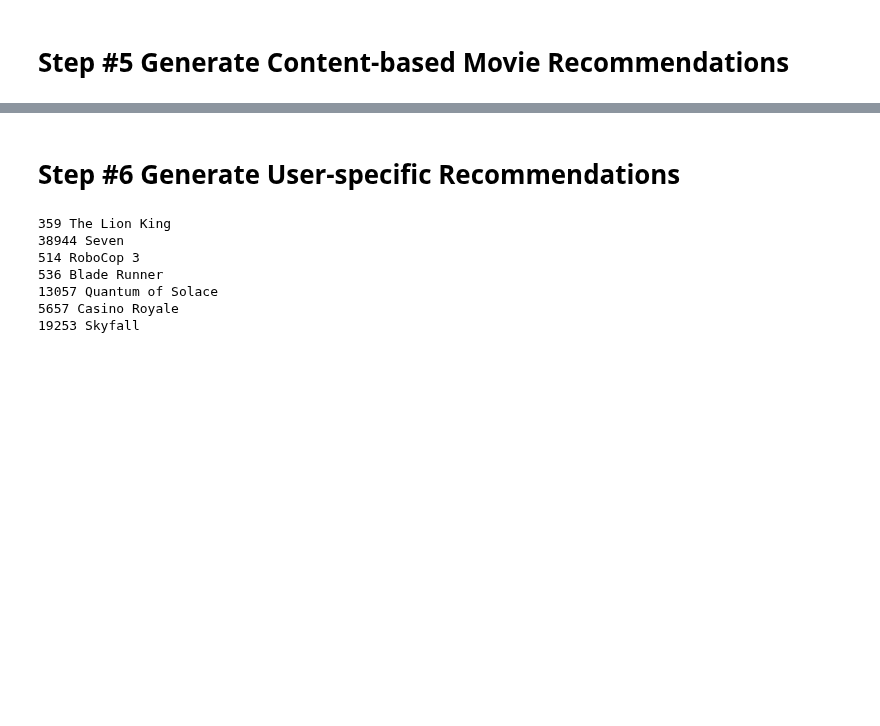
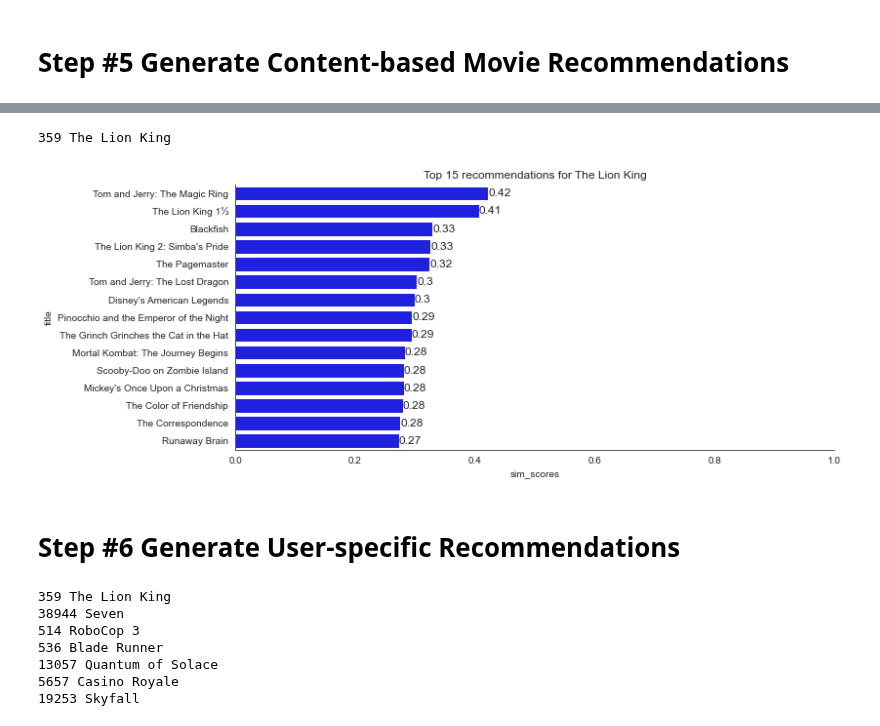
Before and after one commit to flo7up/relataly-public-python-tutorials, a Jupyter notebook: 032 Recommender Systems - Movie Recommender using Content-based Filtering.ipynb, the cells around one changed output, grey strips where cells are left out. Cells and saved outputs as stored; diff of their text form; code cells hidden in the pictures; blank space fills up the shorter version.

```diff
--- a/032 Recommender Systems - Movie Recommender using Content-based Filtering.ipynb
+++ b/032 Recommender Systems - Movie Recommender using Content-based Filtering.ipynb
@@ -235,3 +241,11 @@ ax.bar_label(container=ax.containers[0], labels=pct_values, size=12)
+# %%
+movie_name = 'The Lion King'
+number_of_recommendations = 15
+top_titles_df, _ = get_recommendations(movie_name, number_of_recommendations)
+show_results(movie_name, top_titles_df)
+# %% [output]
+359 The Lion King
+[figure, added]
 # %% [markdown]
 # Step #6 Generate User-specific Recommendations
 # %%
```
Also changed, not shown: parts of 5 cells of this notebook.
